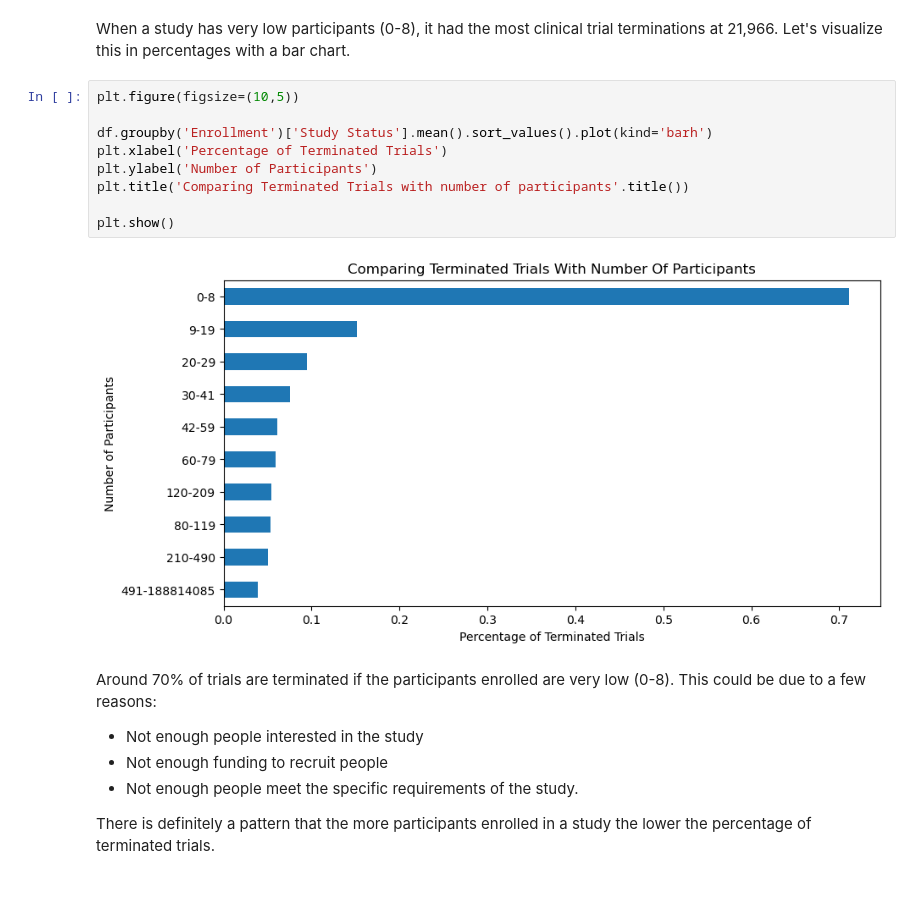
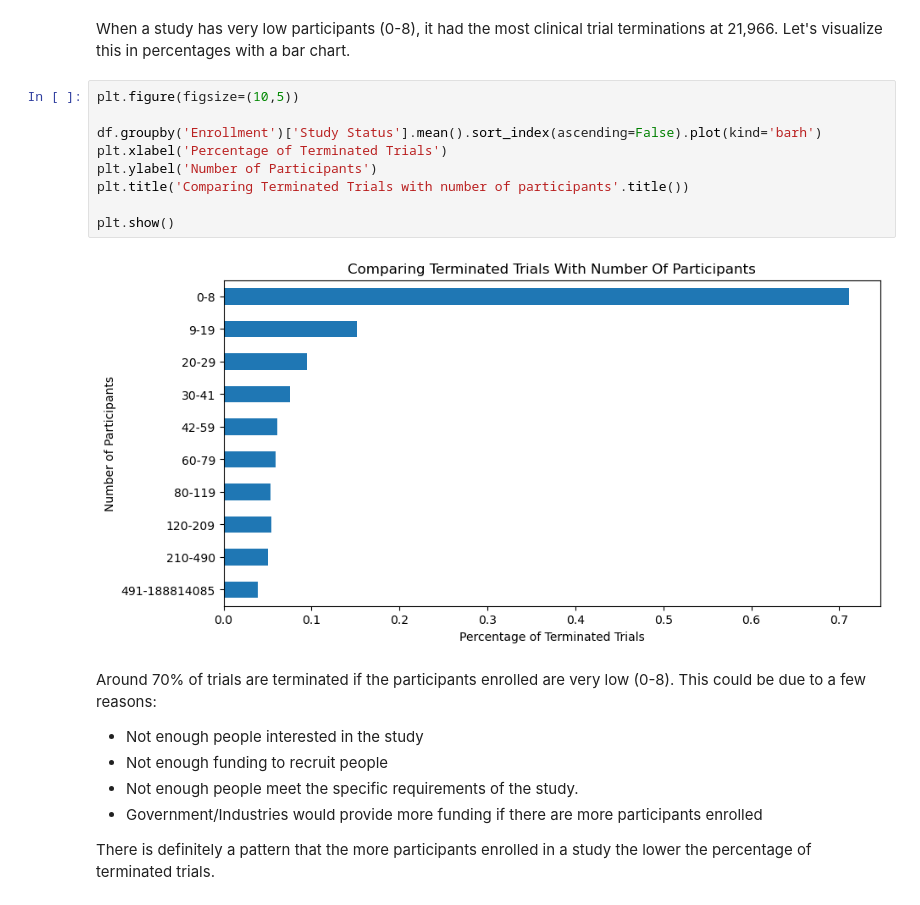
Before and after one commit to clem21chan/Clinical_Trials_Capstone, a Jupyter notebook: Notebooks/2_Preprocessing&EDA.ipynb, the cells around one changed output. Cells and saved outputs as stored; diff of their text form.

```diff
--- a/Notebooks/2_Preprocessing&EDA.ipynb
+++ b/Notebooks/2_Preprocessing&EDA.ipynb
@@ -1453,19 +1393,20 @@ When a study has very low participants (0-8), it had the most clinical trial ter
 # %%
 plt.figure(figsize=(10,5))
 
-df.groupby('Enrollment')['Study Status'].mean().sort_values().plot(kind='barh')
+df.groupby('Enrollment')['Study Status'].mean().sort_index(ascending=False).plot(kind='barh')
 plt.xlabel('Percentage of Terminated Trials')
 plt.ylabel('Number of Participants')
 plt.title('Comparing Terminated Trials with number of participants'.title())
 
 plt.show()
 # %% [output]
-[figure, old version]
+[figure, new version]
 # %% [markdown]
 Around 70% of trials are terminated if the participants enrolled are very low (0-8). This could be due to a few reasons:
 - Not enough people interested in the study
 - Not enough funding to recruit people
 - Not enough people meet the specific requirements of the study.
+- Government/Industries would provide more funding if there are more participants enrolled
 
 There is definitely a pattern that the more participants enrolled in a study the lower the percentage of terminated trials.
 # %% [markdown]
```
Also changed, not shown: parts of 26 cells of this notebook, 1 other file.
